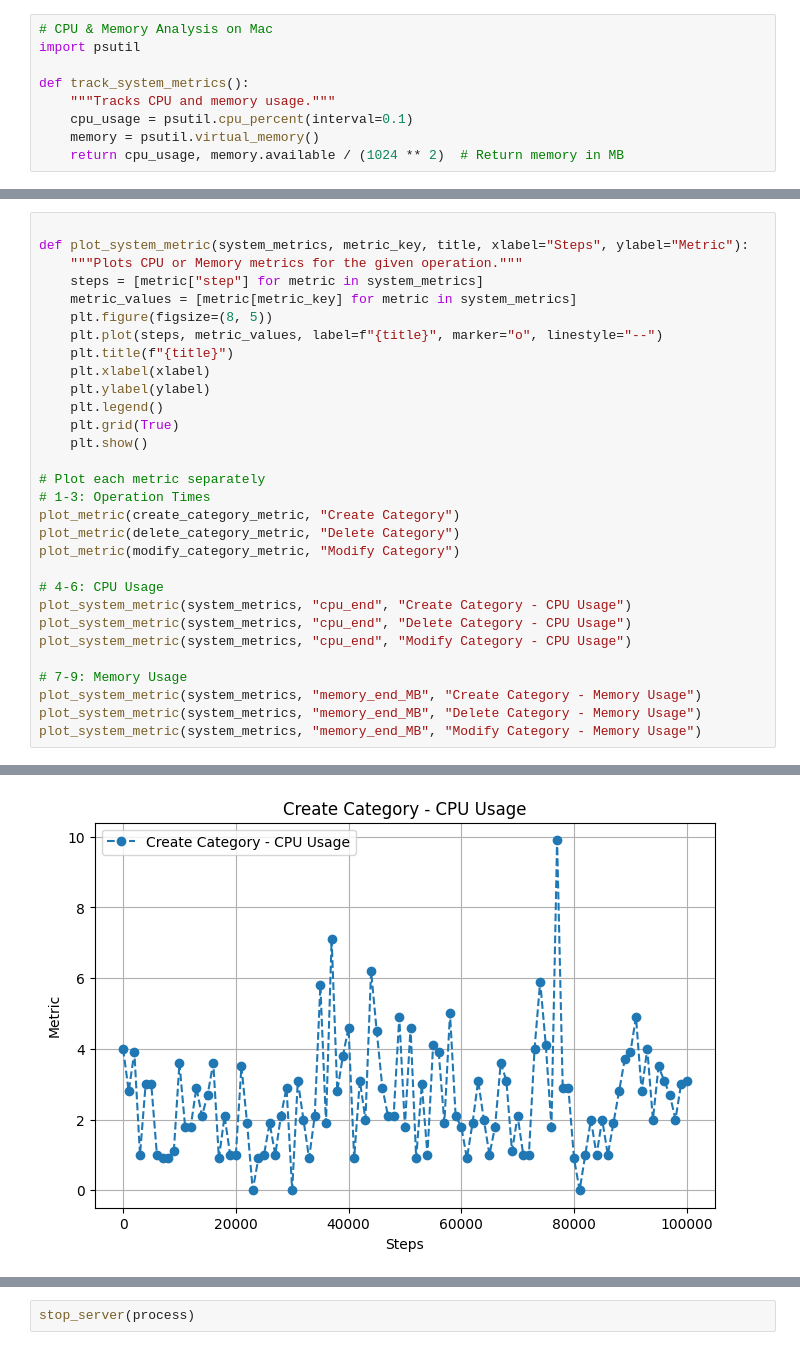
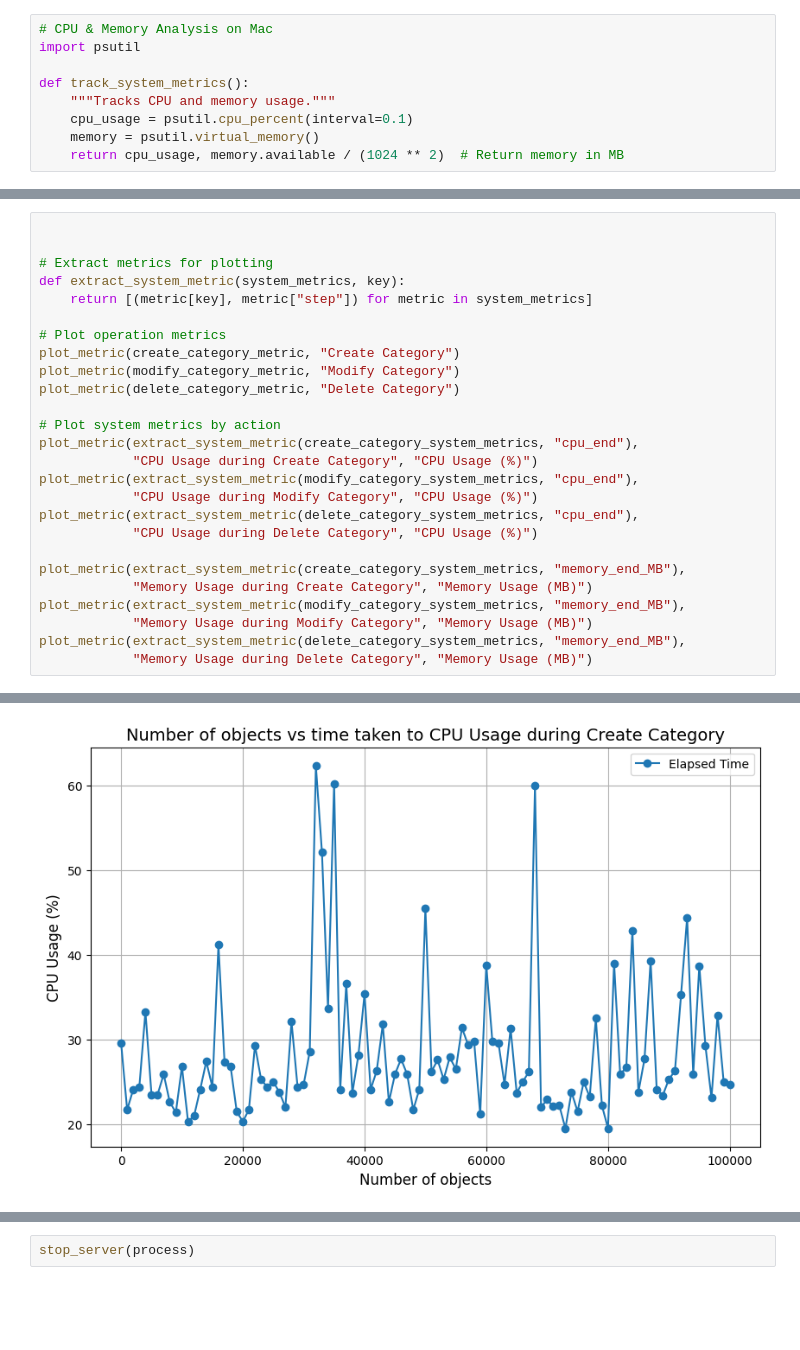
Before and after one commit to PhanTTKhai/ECSE-429, a Jupyter notebook: perfomance_test.ipynb, the cells around one changed output, grey strips where cells are left out. Saved outputs shown, nothing was run; the diff lists cells and outputs as text; blank space fills up the shorter version.

Commit message:
Removed duplicated graph function

```diff
--- a/perfomance_test.ipynb
+++ b/perfomance_test.ipynb
@@ -355,32 +389,28 @@ for i in range(steps_num + 1):
     create_random_projects(step - 1)
 # %%
 
-def plot_system_metric(system_metrics, metric_key, title, xlabel="Steps", ylabel="Metric"):
-    """Plots CPU or Memory metrics for the given operation."""
-    steps = [metric["step"] for metric in system_metrics]
-    metric_values = [metric[metric_key] for metric in system_metrics]
-    plt.figure(figsize=(8, 5))
-    plt.plot(steps, metric_values, label=f"{title}", marker="o", linestyle="--")
-    plt.title(f"{title}")
-    plt.xlabel(xlabel)
-    plt.ylabel(ylabel)
-    plt.legend()
-    plt.grid(True)
-    plt.show()
 
-# Plot each metric separately
-# 1-3: Operation Times
+# Extract metrics for plotting
+def extract_system_metric(system_metrics, key):
+    return [(metric[key], metric["step"]) for metric in system_metrics]
+
+# Plot operation metrics
 plot_metric(create_category_metric, "Create Category")
+plot_metric(modify_category_metric, "Modify Category")
 plot_metric(delete_category_metric, "Delete Category")
-plot_metric(modify_category_metric, "Modify Category")
 
-# 4-6: CPU Usage
-plot_system_metric(system_metrics, "cpu_end", "Create Category - CPU Usage")
-plot_system_metric(system_metrics, "cpu_end", "Delete Category - CPU Usage")
-plot_system_metric(system_metrics, "cpu_end", "Modify Category - CPU Usage")
+# Plot system metrics by action
+plot_metric(extract_system_metric(create_category_system_metrics, "cpu_end"),
+            "CPU Usage during Create Category", "CPU Usage (%)")
+plot_metric(extract_system_metric(modify_category_system_metrics, "cpu_end"),
+            "CPU Usage during Modify Category", "CPU Usage (%)")
+plot_metric(extract_system_metric(delete_category_system_metrics, "cpu_end"),
+            "CPU Usage during Delete Category", "CPU Usage (%)")
 
-# 7-9: Memory Usage
-plot_system_metric(system_metrics, "memory_end_MB", "Create Category - Memory Usage")
-plot_system_metric(system_metrics, "memory_end_MB", "Delete Category - Memory Usage")
-plot_system_metric(system_metrics, "memory_end_MB", "Modify Category - Memory Usage")
+plot_metric(extract_system_metric(create_category_system_metrics, "memory_end_MB"),
+            "Memory Usage during Create Category", "Memory Usage (MB)")
+plot_metric(extract_system_metric(modify_category_system_metrics, "memory_end_MB"),
+            "Memory Usage during Modify Category", "Memory Usage (MB)")
+plot_metric(extract_system_metric(delete_category_system_metrics, "memory_end_MB"),
+            "Memory Usage during Delete Category", "Memory Usage (MB)")
 # %% [output]
@@ -390 +420 @@ plot_system_metric(system_metrics, "memory_end_MB", "Modify Category - Memory Us
-[figure, old version]
+[figure, new version]
```
Also changed, not shown: parts of 4 cells of this notebook.
